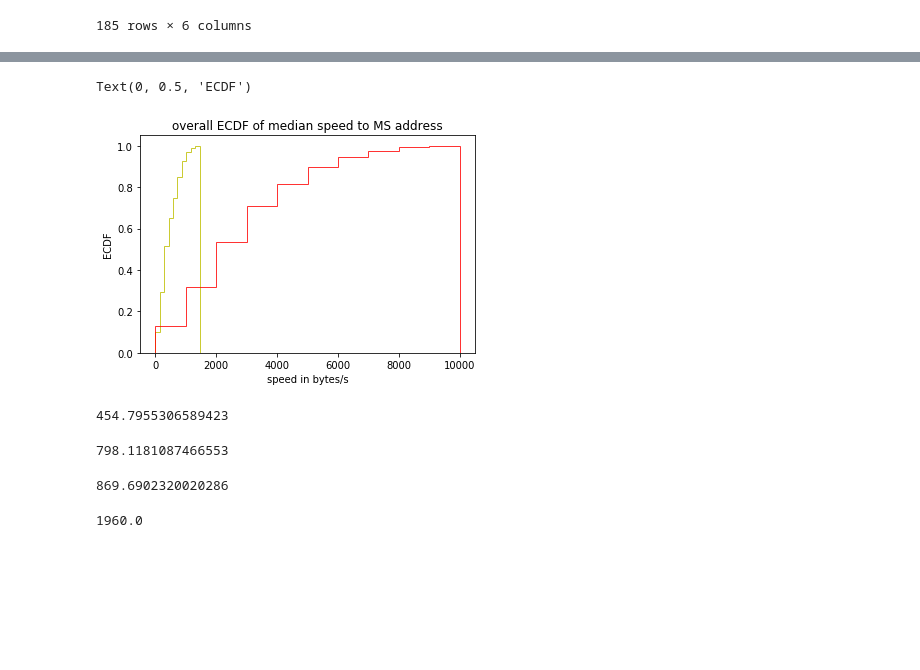
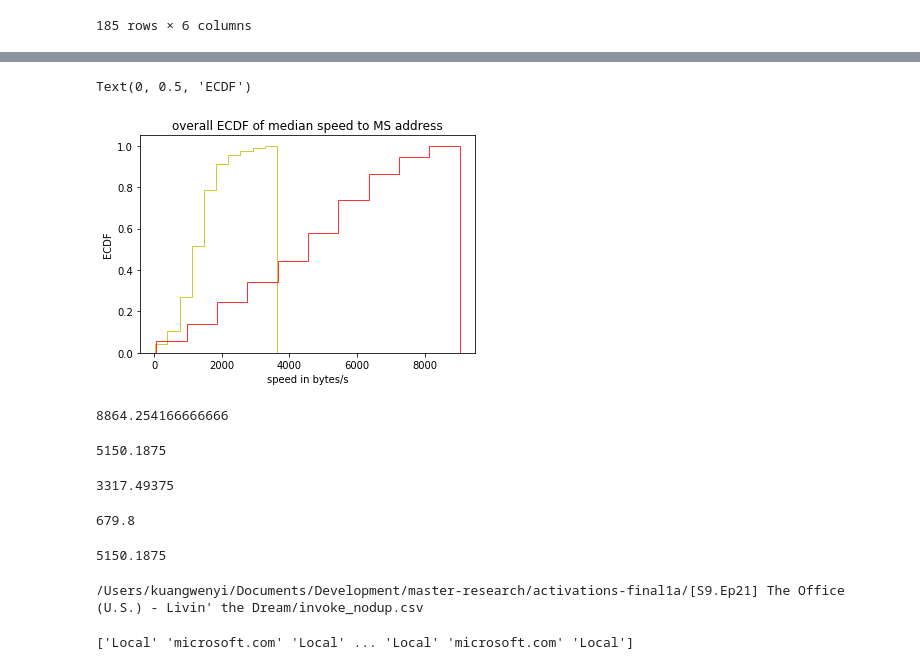
Before and after one commit to wnykuang/activation_detector, a Jupyter notebook: EDA_modeling_final1a.ipynb, the cells around one changed output, grey strips where cells are left out. Saved outputs shown, nothing was run; the diff lists cells and outputs as text; code cells hidden in the pictures; blank space fills up the shorter version.

```diff
--- a/EDA_modeling_final1a.ipynb
+++ b/EDA_modeling_final1a.ipynb
@@ -1692,17 +1692,17 @@ class timestampfilter:
 
         for ip in destinations_nodup:
 
-            if private_pat.match(ip):
+            if self.private_pat.match(ip):
                 destinations_owner_nodup[ip] = 'Local'
                 continue
             if ip.endswith('.local'):
                 destinations_owner_nodup[ip] = 'Local'
                 continue
-            if md5_pat.match(ip):
+            if self.md5_pat.match(ip):
                 destinations_owner_nodup[ip] = 'Local'
                 continue
 
-            if ipaddress_pat.match(ip):
+            if self.ipaddress_pat.match(ip):
                 #ipaddress
                 try:
                     obj = ipwhois.IPWhois(ip)
@@ -2330,8 +2333,8 @@ class bandwithCaculator:
         return res
 
     def filter_out_pure_local(self):
-        return self.dataframe[~((self.dataframe.destination_owner == 'Local') & (self.dataframe.source_owner == 'Local'))]
-
+        temp = self.dataframe[((self.dataframe.destination_owner == 'microsoft.com') | (self.dataframe.source_owner == 'microsoft.com'))]
+        return temp.reset_index(drop = True)
     def get_avg_max_bandwidth(self):
         self.generate_destination_owner_column()
         self.generate_source_owner_column()
@@ -2699,9 +2723,8 @@ def generate_medians_paths(paths):
         bandwidth_calculate = bandwithCaculator(df)
         bandwidth_calculate.generate_destination_owner_column()
         bandwidth_calculate.generate_source_owner_column()
-        bandwidth_calculate.filter_out_pure_local()
-        filtred_df = bandwidth_calculate.dataframe
-
+        filtred_df = bandwidth_calculate.filter_out_pure_local()
+#         print(path)
         res.append(get_median_bandwidth(filtred_df))
     return res
 # %%
@@ -2920,35 +2935,39 @@ filtered_medians_idle = np.asanyarray(all_medians_idles)
 filtered_medians_idle = filtered_medians_idle
 # %%
 temp = filtered_medians_idle[filtered_medians_idle < np.percentile(all_medians_idles, 95)]
-temp2 = medians_speeds_activations[medians_speeds_activations < 10000]
+temp2 = medians_speeds_activations[medians_speeds_activations < np.percentile(medians_speeds_activations, 95)]
 plt.hist(temp, density=True, cumulative=True, label='CDF',
          histtype='step', alpha=0.8, color='y')
 plt.hist(temp2, density=True, cumulative=True, label='CDF',
          histtype='step', alpha=0.8, color='r')
 
 plt.title("overall ECDF of median speed to MS address")
 plt.xlabel("speed in bytes/s")
 plt.ylabel("ECDF")
 # %% [output]
 Text(0, 0.5, 'ECDF')
-[figure, old version]
+[figure, new version]
 # %%
-np.median(filtered_medians_idle)
+np.percentile(filtered_medians_idle, 99)
 # %% [output]
-454.7955306589423
+8864.254166666666
 # %%
-np.percentile(filtered_medians_idle, 75)
+np.percentile(medians_speeds_activations, 50)
 # %% [output]
-798.1181087466553
+5150.1875
+# %%
+(np.median(filtered_medians_idle) + np.percentile(medians_speeds_activations, 50))/2
+# %% [output]
+3317.49375
 # %%
-np.percentile(medians_speeds_activations, 10)
+np.percentile(medians_speeds_activations, 4)
 # %% [output]
-869.6902320020286
+679.8
 # %%
-np.percentile(medians_speeds_activations, 20)
+np.percentile(medians_speeds_activations, 50)
 #more than 80% of speeds
 # %% [output]
-1960.0
+5150.1875
 # %%
 # There are mean(X [sum up], .. , X + 19) -> sum(X, .. X+ 19)/20 -> speed of X
 # median of [X_1, X_2, X_3...] for each one pcap.
@@ -2959,0 +2984,15 @@ np.percentile(medians_speeds_activations, 20)
+# %%
+for p in csv_paths:
+    if 'Livin' in p and 'invoke' in p:
+        print(p)
+        invoke_csv_path = p
+# %% [output]
+/Users/kuangwenyi/Documents/Development/master-research/activations-final1a/[S9.Ep21] The Office (U.S.) - Livin' the Dream/invoke_nodup.csv
+# %%
+ground_res_df = pd.read_csv(invoke_csv_path)
+bandwidth_calculator = bandwithCaculator(ground_res_df)
+bandwidth_calculator.generate_destination_owner_column()
+bandwidth_calculator.generate_source_owner_column()
+filtered_ground_res_df = bandwidth_calculator.filter_out_pure_local()
+# %% [output]
+['Local' 'microsoft.com' 'Local' ... 'Local' 'microsoft.com' 'Local']
```
Also changed, not shown: parts of 54 cells of this notebook.
